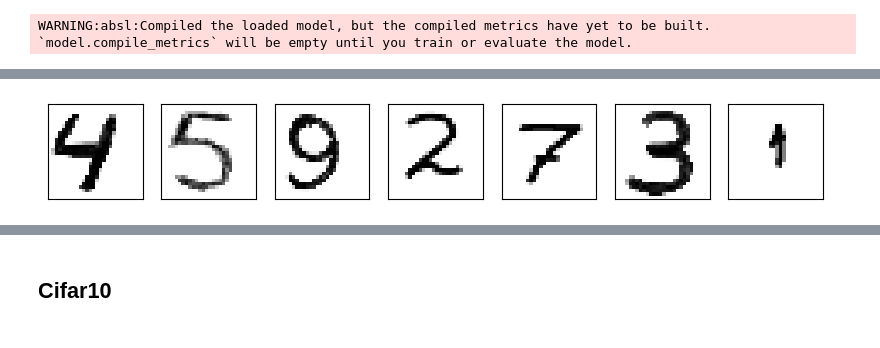
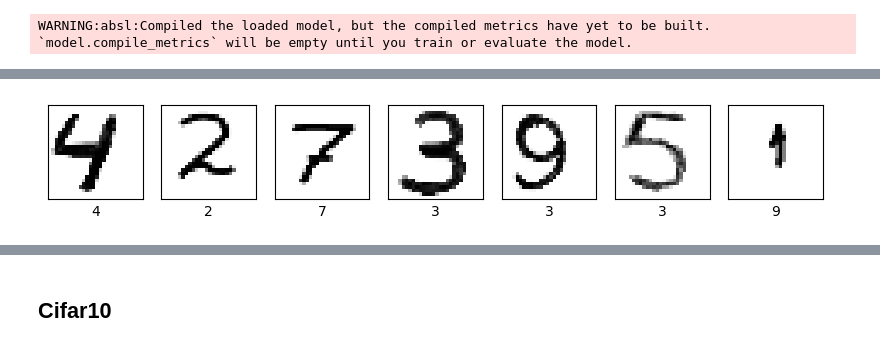
Before and after one commit to AlexanderSychev2005/stat_un, a Jupyter notebook: ml_lab5.ipynb, the cells around one changed output, grey strips where cells are left out. Saved outputs shown, nothing was run; the diff lists cells and outputs as text; code cells hidden in the pictures.

```diff
--- a/ml_lab5.ipynb
+++ b/ml_lab5.ipynb
@@ -130,5 +130,6 @@ for i, image in enumerate(images):
 # %%
 resized_images = []
+
 fig, axes = plt.subplots(1, 7, figsize=(10, 4))
 
 for i, filename in enumerate(os.listdir(directory)):
@@ -136,8 +137,12 @@ for i, filename in enumerate(os.listdir(directory)):
   tst_resized = cv2.resize(tst, (28,28))
   tst = tst_resized.reshape((1, (28*28)))
   tst = tst.astype('float32') / 255
+
+  predictions = list(model.predict(tst)[0])
+  prediction = predictions.index(max(predictions))
   axes[i].set_xticks([])
   axes[i].set_yticks([])
   axes[i].imshow(tst_resized, cmap=plt.cm.binary)
+  axes[i].set_xlabel(prediction)
   resized_images.append(tst)
 # %% [output]
@@ -144,4 +156,4 @@ for i, filename in enumerate(os.listdir(directory)):
-[figure, old version]
+[figure, new version]
 # %%
 for tst in resized_images:
   predictions = list(model.predict(tst)[0])
```
Also changed, not shown: parts of 7 cells of this notebook.
